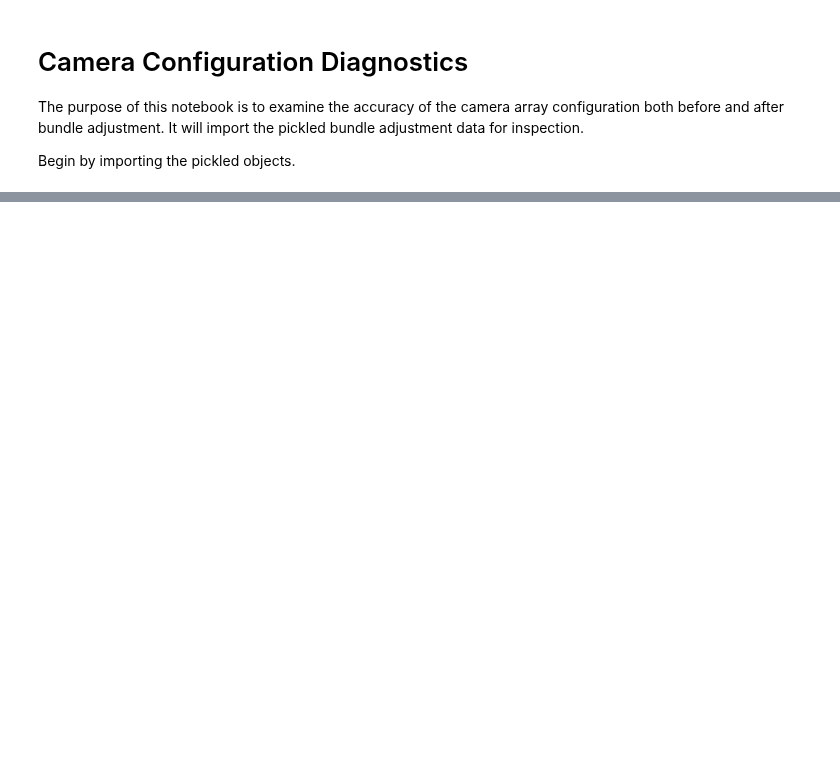
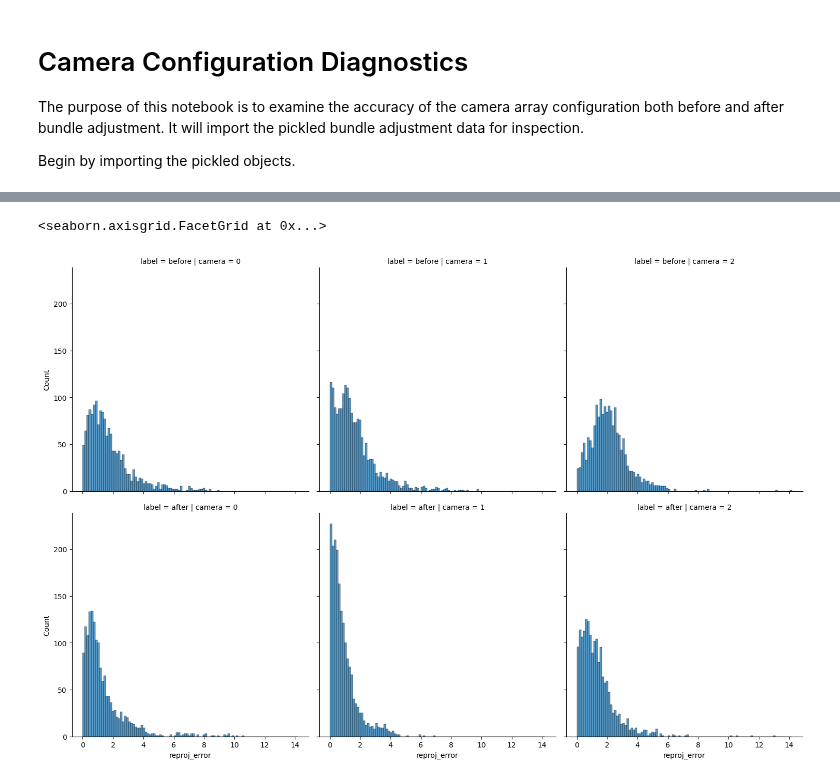
Before and after one commit to mprib/caliscope, a Jupyter notebook: src/calibration/bundle_adjustment/bundle_adjust_diagnostics.ipynb, the cells around one changed output, grey strips where cells are left out. Cells and saved outputs as stored; diff of their text form; code cells hidden in the pictures; blank space fills up the shorter version.

```diff
--- a/src/calibration/bundle_adjustment/bundle_adjust_diagnostics.ipynb
+++ b/src/calibration/bundle_adjustment/bundle_adjust_diagnostics.ipynb
@@ -58,0 +77,11 @@ before_df = pd.DataFrame(before_dict)
+# %%
+
+sns.displot(
+    data= before_and_after,
+    x="reproj_error",
+    col="camera",
+    row="label",
+)
+# %% [output]
+<seaborn.axisgrid.FacetGrid at 0x...>
+[figure, added]
```
Also changed, not shown: parts of 4 cells of this notebook.
